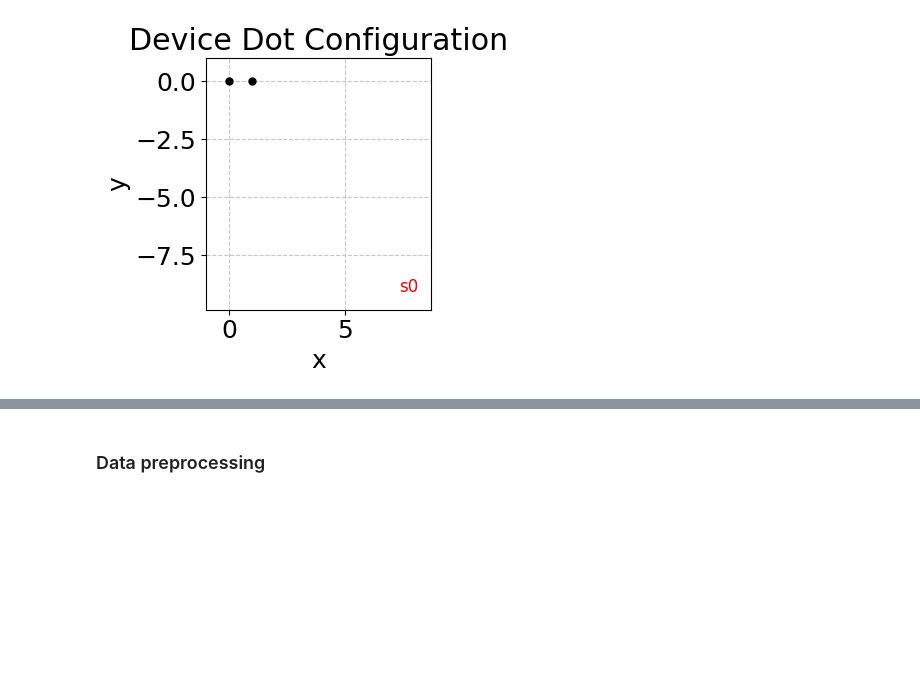
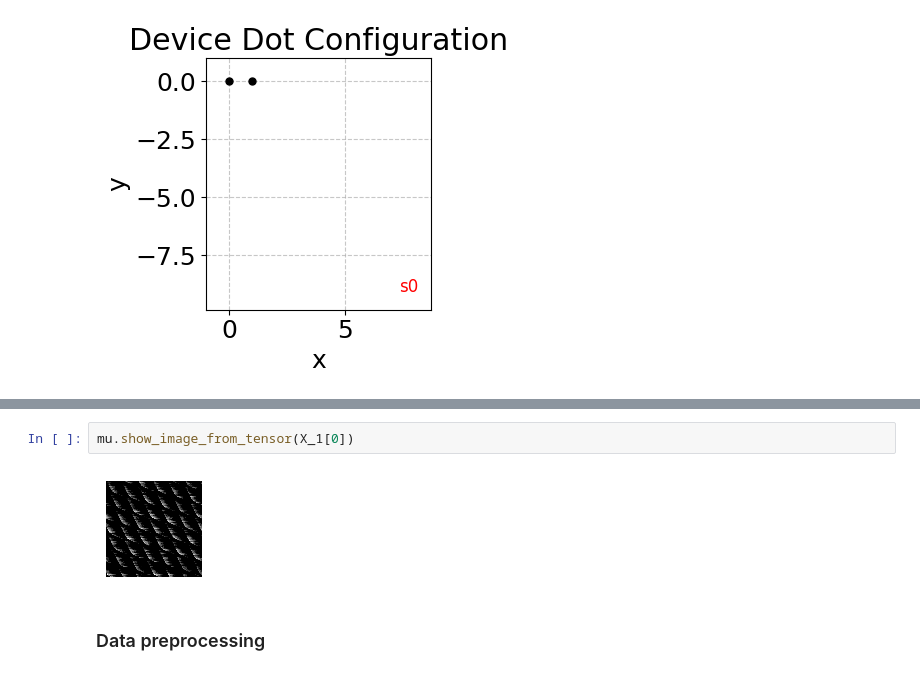
Before and after one commit to KREFT-QS-13/learning-QDs-parameters, a Jupyter notebook: example.ipynb, the cells around one changed output, grey strips where cells are left out. Drawn from its saved outputs; the diff is of its cells as text; blank space fills up the shorter version.

```diff
--- a/example.ipynb
+++ b/example.ipynb
@@ -71,3 +96,7 @@ plt.show()
+# %%
+mu.show_image_from_tensor(X_1[0])
+# %% [output]
+[figure, added]
 # %% [markdown]
 ### Data preprocessing
 # %%
```
Also changed, not shown: parts of 3 cells of this notebook, 3 other files.
